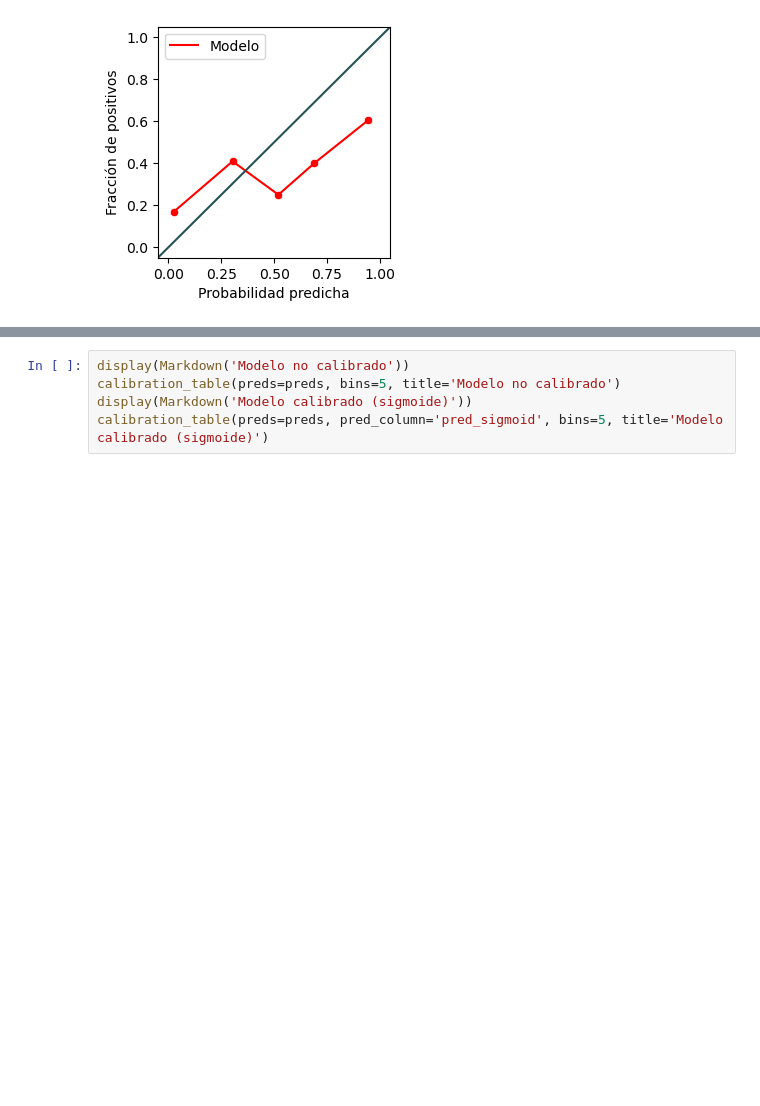
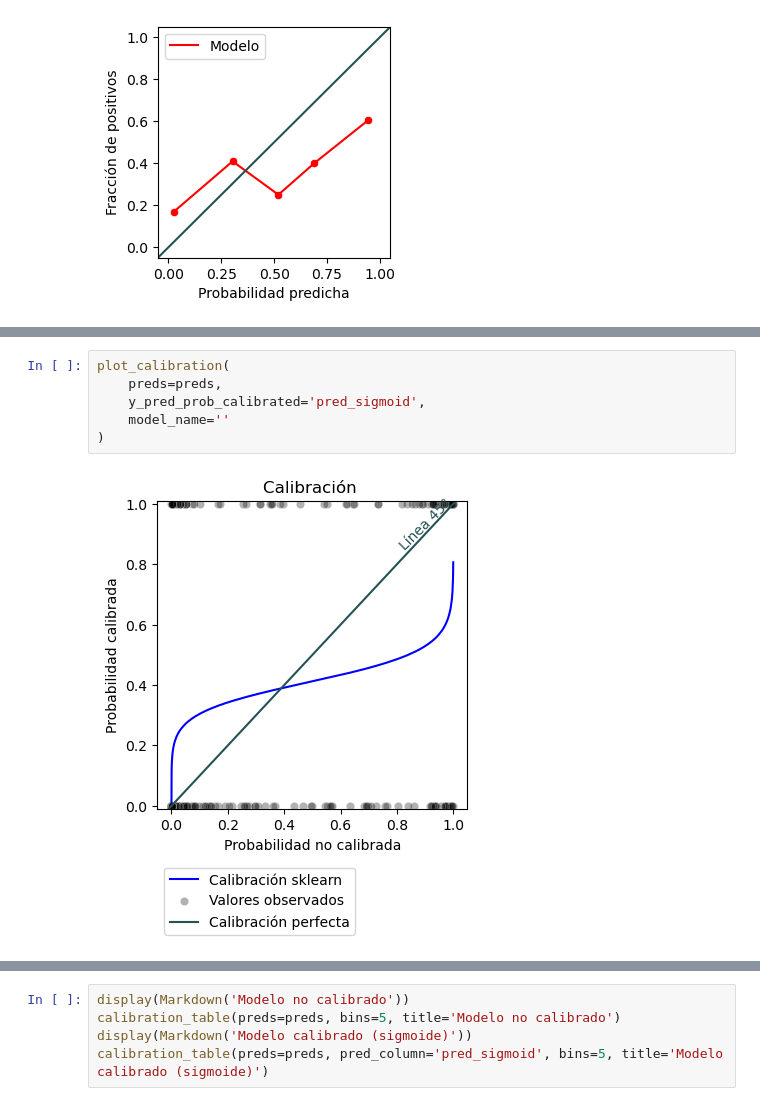
Before and after one commit to karbartolome/workshops, a Jupyter notebook: 20240513-uba-calibracion/ejemplo.ipynb, the cells around one changed output, grey strips where cells are left out. Saved outputs shown, nothing was run; the diff lists cells and outputs as text; blank space fills up the shorter version.

```diff
--- a/20240513-uba-calibracion/ejemplo.ipynb
+++ b/20240513-uba-calibracion/ejemplo.ipynb
@@ -321,0 +325,8 @@ plot_calibration(
+# %%
+plot_calibration(
+    preds=preds,
+    y_pred_prob_calibrated='pred_sigmoid',
+    model_name=''
+)
+# %% [output]
+[figure, added]
```
Also changed, not shown: parts of 6 cells of this notebook, 4 other files.
